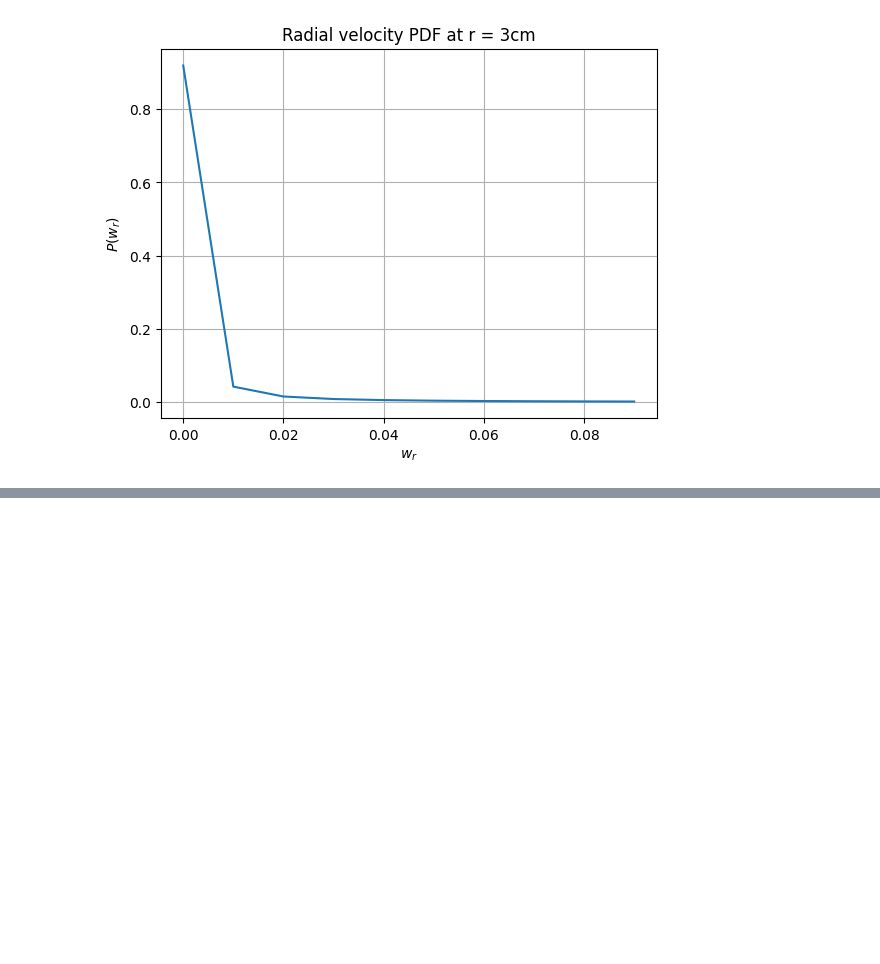
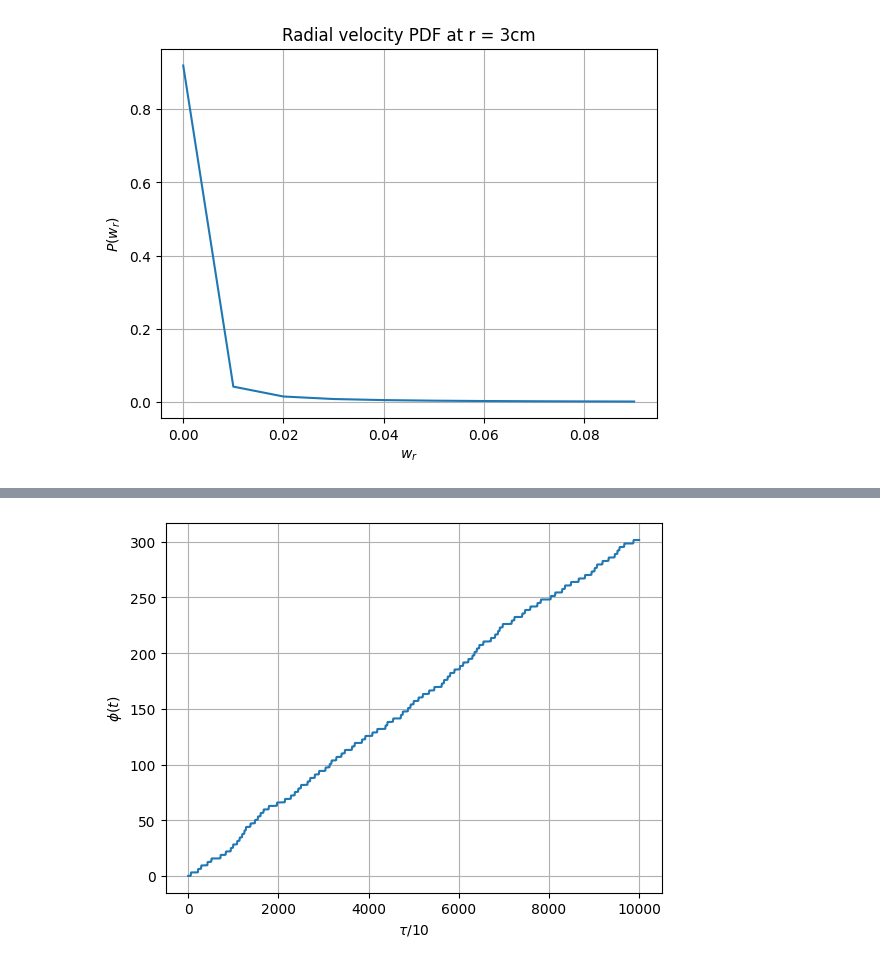
Before and after one commit to Nikolay-Masnev/ParticleDNS, a Jupyter notebook: plotter.ipynb, the cells around one changed output, grey strips where cells are left out. Cells and saved outputs as stored; diff of their text form; code cells hidden in the pictures; blank space fills up the shorter version.

```diff
--- a/plotter.ipynb
+++ b/plotter.ipynb
@@ -43,0 +47,12 @@ plt.show()
+# %%
+y = np.loadtxt("phi_traj.data", dtype=float)
+x = np.arange(start=0, stop=y.size, step=1)
+
+plt.grid()
+plt.xlabel(r'$\tau/10$')
+plt.ylabel(r'$\phi(t)$')
+
+plt.plot(x, y)
+plt.show()
+# %% [output]
+[figure, added]
```
Also changed, not shown: parts of 4 cells of this notebook, 4 other files.
